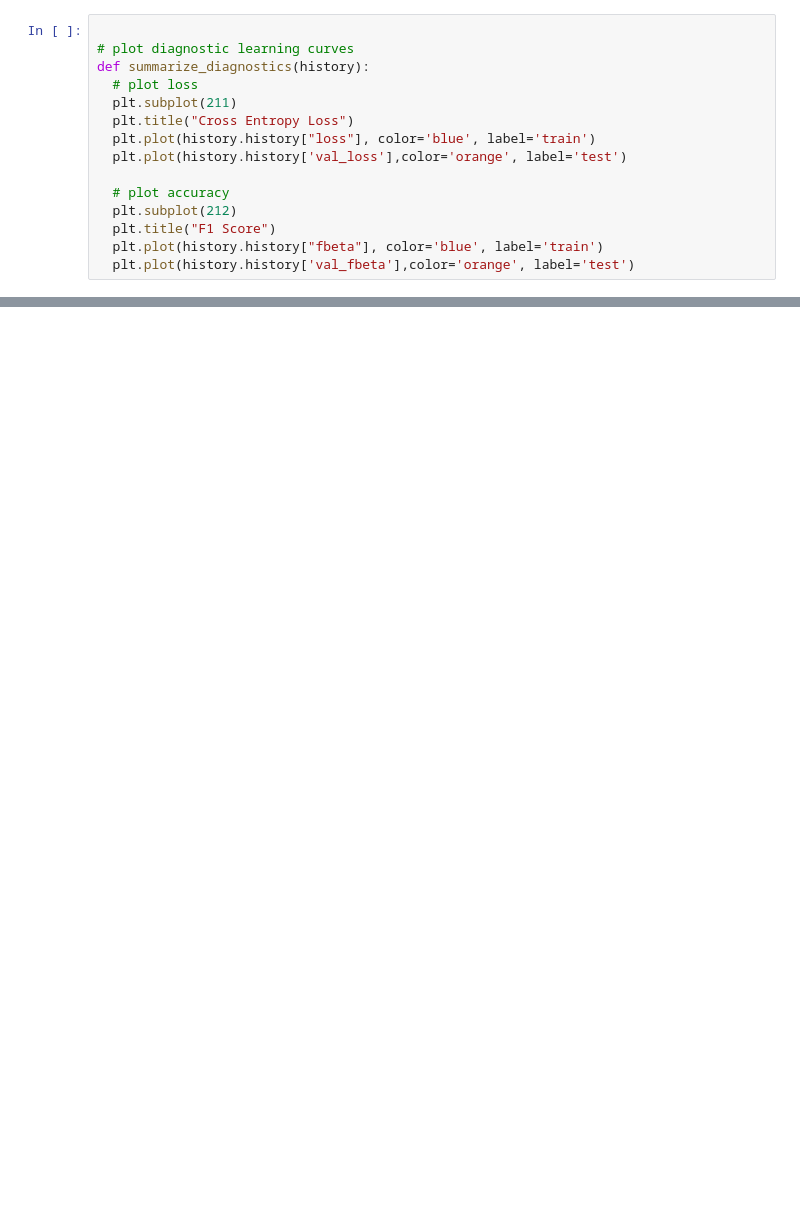
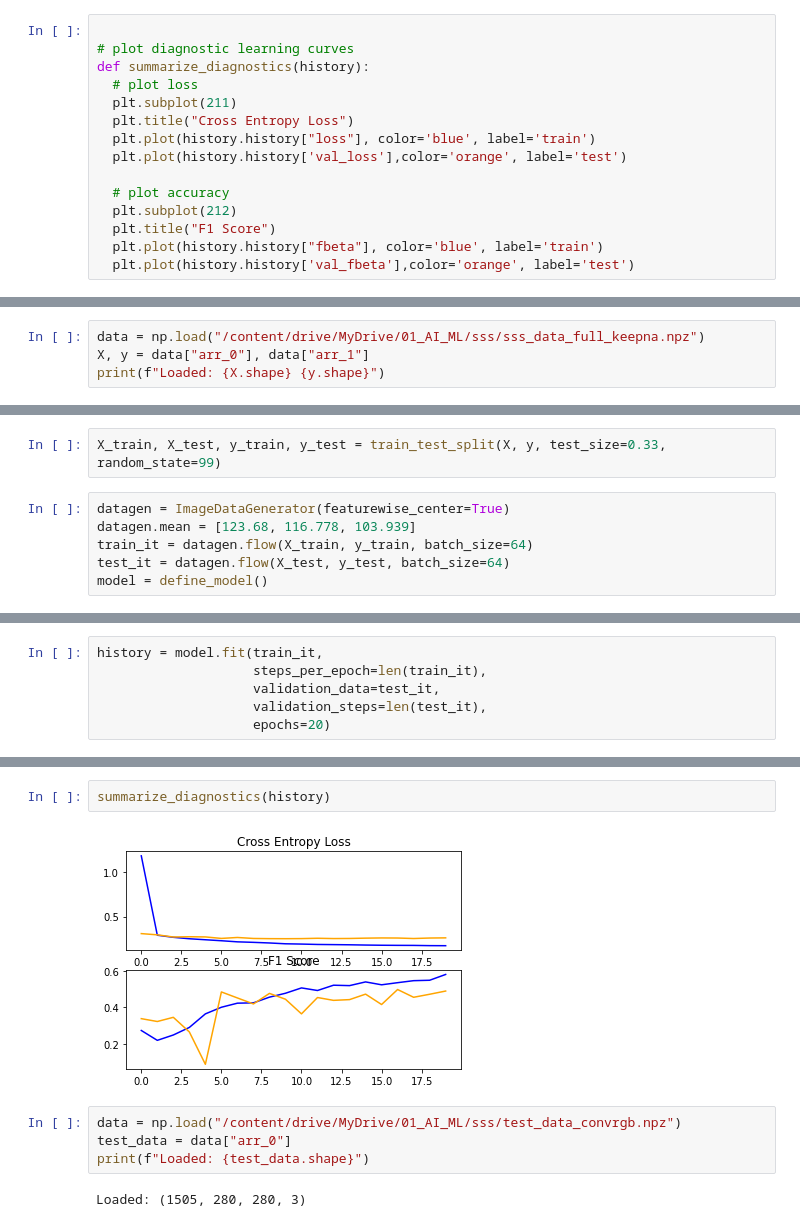
Before and after one commit to truongthuanr/transfer, a Jupyter notebook: 08_SSSMarket_truongthuan_4.ipynb, the cells around one changed output, grey strips where cells are left out. Drawn from its saved outputs; the diff is of its cells as text; blank space fills up the shorter version.

```diff
--- a/08_SSSMarket_truongthuan_4.ipynb
+++ b/08_SSSMarket_truongthuan_4.ipynb
@@ -322,0 +487,4 @@ ERROR: No matching distribution found for upgrade
+# %%
+data = np.load("/content/drive/MyDrive/01_AI_ML/sss/sss_data_full_keepna.npz")
+X, y = data["arr_0"], data["arr_1"]
+print(f"Loaded: {X.shape} {y.shape}")
@@ -322,0 +493,8 @@ ERROR: No matching distribution found for upgrade
+# %%
+X_train, X_test, y_train, y_test = train_test_split(X, y, test_size=0.33, random_state=99)
+# %%
+datagen = ImageDataGenerator(featurewise_center=True)
+datagen.mean = [123.68, 116.778, 103.939]
+train_it = datagen.flow(X_train, y_train, batch_size=64)
+test_it = datagen.flow(X_test, y_test, batch_size=64)
+model = define_model()
@@ -322,0 +521,6 @@ ERROR: No matching distribution found for upgrade
+# %%
+history = model.fit(train_it,
+                    steps_per_epoch=len(train_it),
+                    validation_data=test_it,
+                    validation_steps=len(test_it),
+                    epochs=20)
@@ -322,0 +555,10 @@ ERROR: No matching distribution found for upgrade
+# %%
+summarize_diagnostics(history)
+# %% [output]
+[figure, added]
+# %%
+data = np.load("/content/drive/MyDrive/01_AI_ML/sss/test_data_convrgb.npz")
+test_data = data["arr_0"]
+print(f"Loaded: {test_data.shape}")
+# %% [output]
+Loaded: (1505, 280, 280, 3)
```
Also changed, not shown: parts of 41 cells of this notebook.
